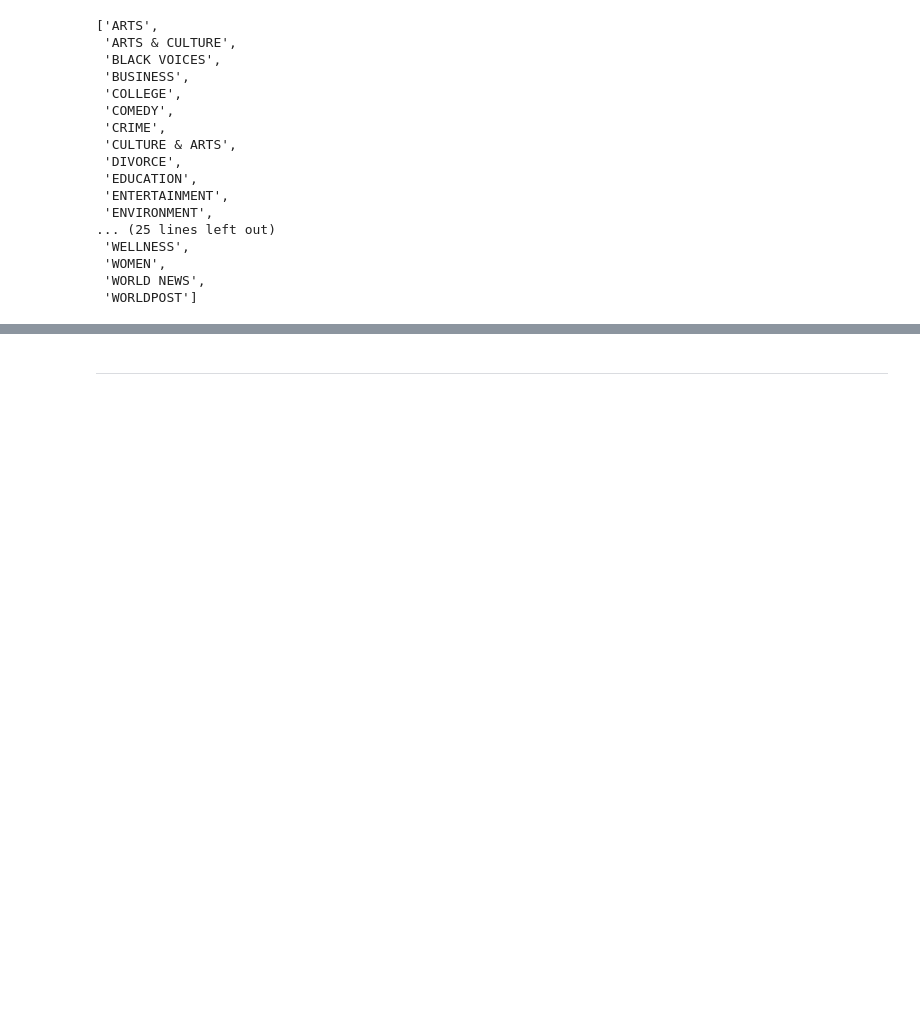
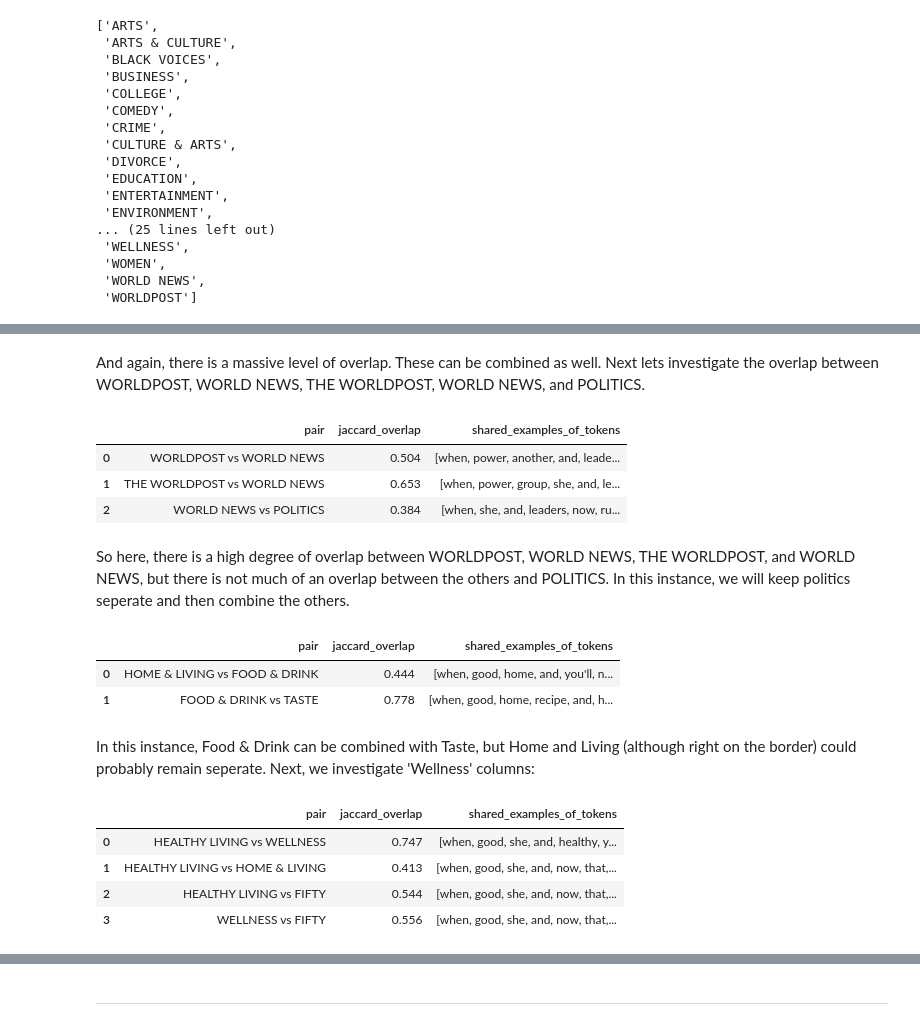
Before and after one commit to tbeerio/DX703-Milestone-One, a Jupyter notebook: Milestone_01_Group_28_copy.ipynb, the cells around one changed output, grey strips where cells are left out. Cells and saved outputs as stored; diff of their text form; code cells hidden in the pictures; blank space fills up the shorter version.

```diff
--- a/Milestone_01_Group_28_copy.ipynb
+++ b/Milestone_01_Group_28_copy.ipynb
@@ -812,0 +917,72 @@ pd.DataFrame(suspicious_results_again)
+# %% [markdown]
+And again, there is a massive level of overlap. These can be combined as well. Next lets investigate the overlap between WORLDPOST, WORLD NEWS, THE WORLDPOST, WORLD NEWS, and POLITICS.
+# %%
+more_suspicious_pairs = [
+    ("WORLDPOST", "WORLD NEWS"),
+    ("THE WORLDPOST", "WORLD NEWS"),
+    ("WORLD NEWS", "POLITICS")
+]
+
+
+suspicious_results_again = []
+for a, b in more_suspicious_pairs:
+    A = top_tokens_for_class(huff, a)
+    B = top_tokens_for_class(huff, b)
+    jaccard = len( A & B) / max(1, len(A | B))
+    suspicious_results_again.append({"pair": f"{a} vs {b}", "jaccard_overlap": round(jaccard, 3),
+                    "shared_examples_of_tokens": list((A & B))[:10]})
+
+pd.DataFrame(suspicious_results_again)
+# %% [output]
+|  | pair | jaccard_overlap | shared_examples_of_tokens |
+| 0 | WORLDPOST vs WORLD NEWS | 0.504 | [when, power, another, and, leade... |
+| 1 | THE WORLDPOST vs WORLD NEWS | 0.653 | [when, power, group, she, and, le... |
+| 2 | WORLD NEWS vs POLITICS | 0.384 | [when, she, and, leaders, now, ru... |
+# %% [markdown]
+So here, there is a high degree of overlap between WORLDPOST, WORLD NEWS, THE WORLDPOST, and WORLD NEWS, but there is not much of an overlap between the others and POLITICS. In this instance, we will keep politics seperate and then combine the others.
+# %%
+more_suspicious_pairs = [
+    ("HOME & LIVING", "FOOD & DRINK"),
+    ("FOOD & DRINK", "TASTE")
+]
+
+
+suspicious_results_again = []
+for a, b in more_suspicious_pairs:
+    A = top_tokens_for_class(huff, a)
+    B = top_tokens_for_class(huff, b)
+    jaccard = len( A & B) / max(1, len(A | B))
+    suspicious_results_again.append({"pair": f"{a} vs {b}", "jaccard_overlap": round(jaccard, 3),
+                    "shared_examples_of_tokens": list((A & B))[:10]})
+
+pd.DataFrame(suspicious_results_again)
+# %% [output]
+|  | pair | jaccard_overlap | shared_examples_of_tokens |
+| 0 | HOME & LIVING vs FOOD & DRINK | 0.444 | [when, good, home, and, you'll, n... |
+| 1 | FOOD & DRINK vs TASTE | 0.778 | [when, good, home, recipe, and, h... |
+# %% [markdown]
+In this instance, Food & Drink can be combined with Taste, but Home and Living (although right on the border) could probably remain seperate. Next, we investigate 'Wellness' columns:
+# %%
+more_suspicious_pairs = [
+    ("HEALTHY LIVING", "WELLNESS"),
+    ("HEALTHY LIVING", "HOME & LIVING"),
+    ("HEALTHY LIVING", "FIFTY"),
+    ("WELLNESS", "FIFTY")
+]
+
+
+suspicious_results_again = []
+for a, b in more_suspicious_pairs:
+    A = top_tokens_for_class(huff, a)
+    B = top_tokens_for_class(huff, b)
+    jaccard = len( A & B) / max(1, len(A | B))
+    suspicious_results_again.append({"pair": f"{a} vs {b}", "jaccard_overlap": round(jaccard, 3),
+                    "shared_examples_of_tokens": list((A & B))[:10]})
+
+pd.DataFrame(suspicious_results_again)
+# %% [output]
+|  | pair | jaccard_overlap | shared_examples_of_tokens |
+| 0 | HEALTHY LIVING vs WELLNESS | 0.747 | [when, good, she, and, healthy, y... |
+| 1 | HEALTHY LIVING vs HOME & LIVING | 0.413 | [when, good, she, and, now, that,... |
+| 2 | HEALTHY LIVING vs FIFTY | 0.544 | [when, good, she, and, now, that,... |
+| 3 | WELLNESS vs FIFTY | 0.556 | [when, good, she, and, now, that,... |
```
Also changed, not shown: parts of 43 cells of this notebook.
